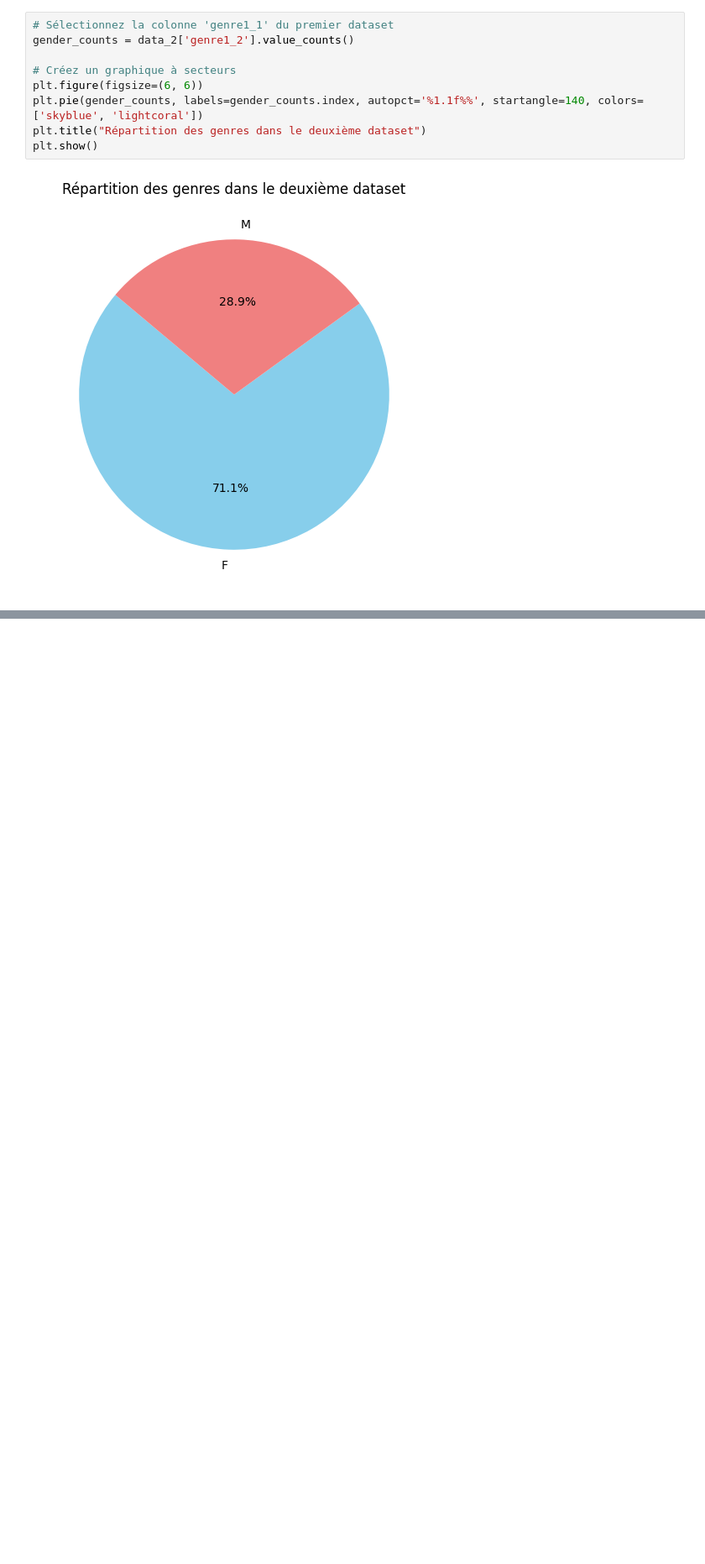
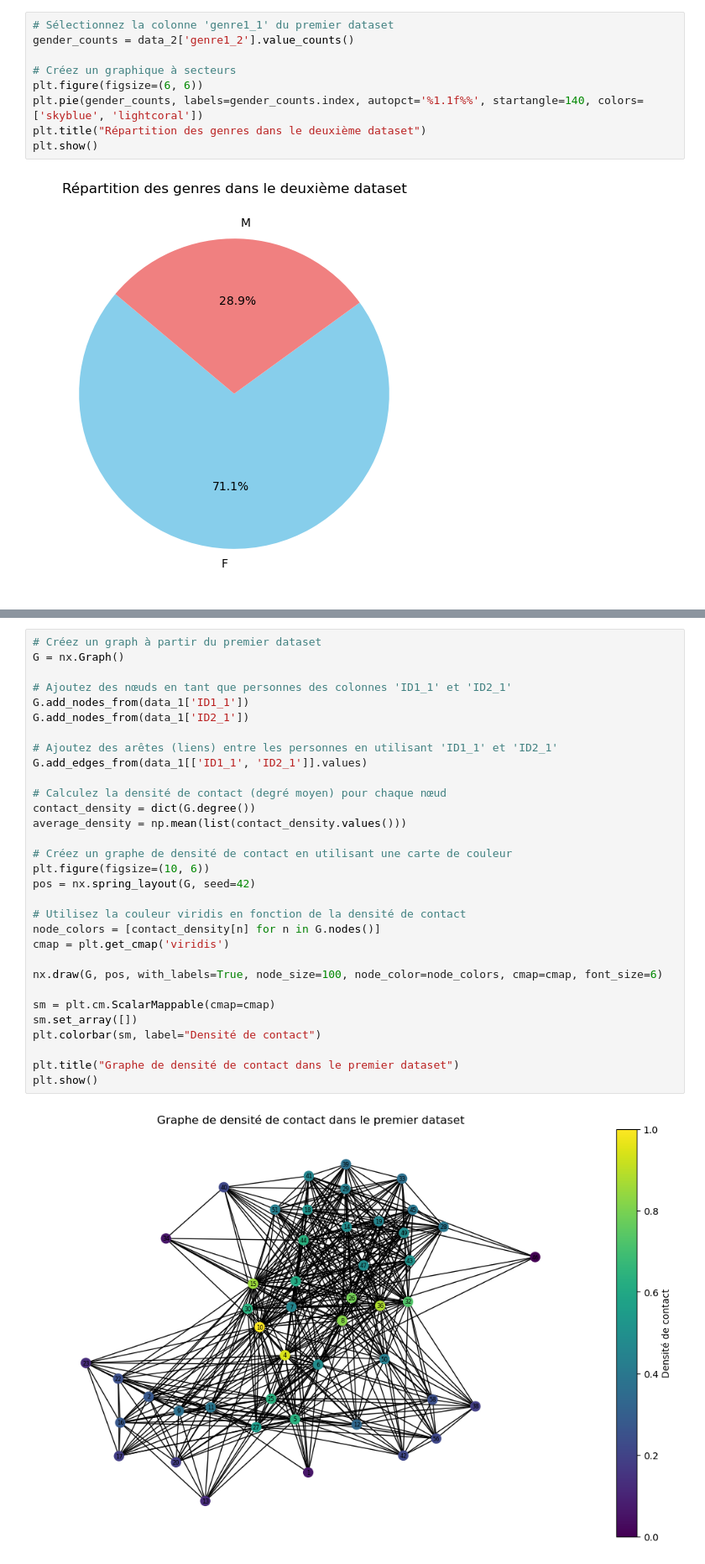
Before and after one commit to Blanblan9/Graph-mining, a Jupyter notebook: GraphMining.ipynb, the cells around one changed output, grey strips where cells are left out. Shown at 84% size. Saved outputs shown, nothing was run; the diff lists cells and outputs as text; blank space fills up the shorter version.

```diff
--- a/GraphMining.ipynb
+++ b/GraphMining.ipynb
@@ -246,0 +281,33 @@ plt.show()
+# %%
+# Créez un graph à partir du premier dataset
+G = nx.Graph()
+
+# Ajoutez des nœuds en tant que personnes des colonnes 'ID1_1' et 'ID2_1'
+G.add_nodes_from(data_1['ID1_1'])
+G.add_nodes_from(data_1['ID2_1'])
+
+# Ajoutez des arêtes (liens) entre les personnes en utilisant 'ID1_1' et 'ID2_1'
+G.add_edges_from(data_1[['ID1_1', 'ID2_1']].values)
+
+# Calculez la densité de contact (degré moyen) pour chaque nœud
+contact_density = dict(G.degree())
+average_density = np.mean(list(contact_density.values()))
+
+# Créez un graphe de densité de contact en utilisant une carte de couleur
+plt.figure(figsize=(10, 6))
+pos = nx.spring_layout(G, seed=42)
+
+# Utilisez la couleur viridis en fonction de la densité de contact
+node_colors = [contact_density[n] for n in G.nodes()]
+cmap = plt.get_cmap('viridis')
+
+nx.draw(G, pos, with_labels=True, node_size=100, node_color=node_colors, cmap=cmap, font_size=6)
+
+sm = plt.cm.ScalarMappable(cmap=cmap)
+sm.set_array([])
+plt.colorbar(sm, label="Densité de contact")
+
+plt.title("Graphe de densité de contact dans le premier dataset")
+plt.show()
+# %% [output]
+[figure, added]
```
Also changed, not shown: parts of 11 cells of this notebook.
